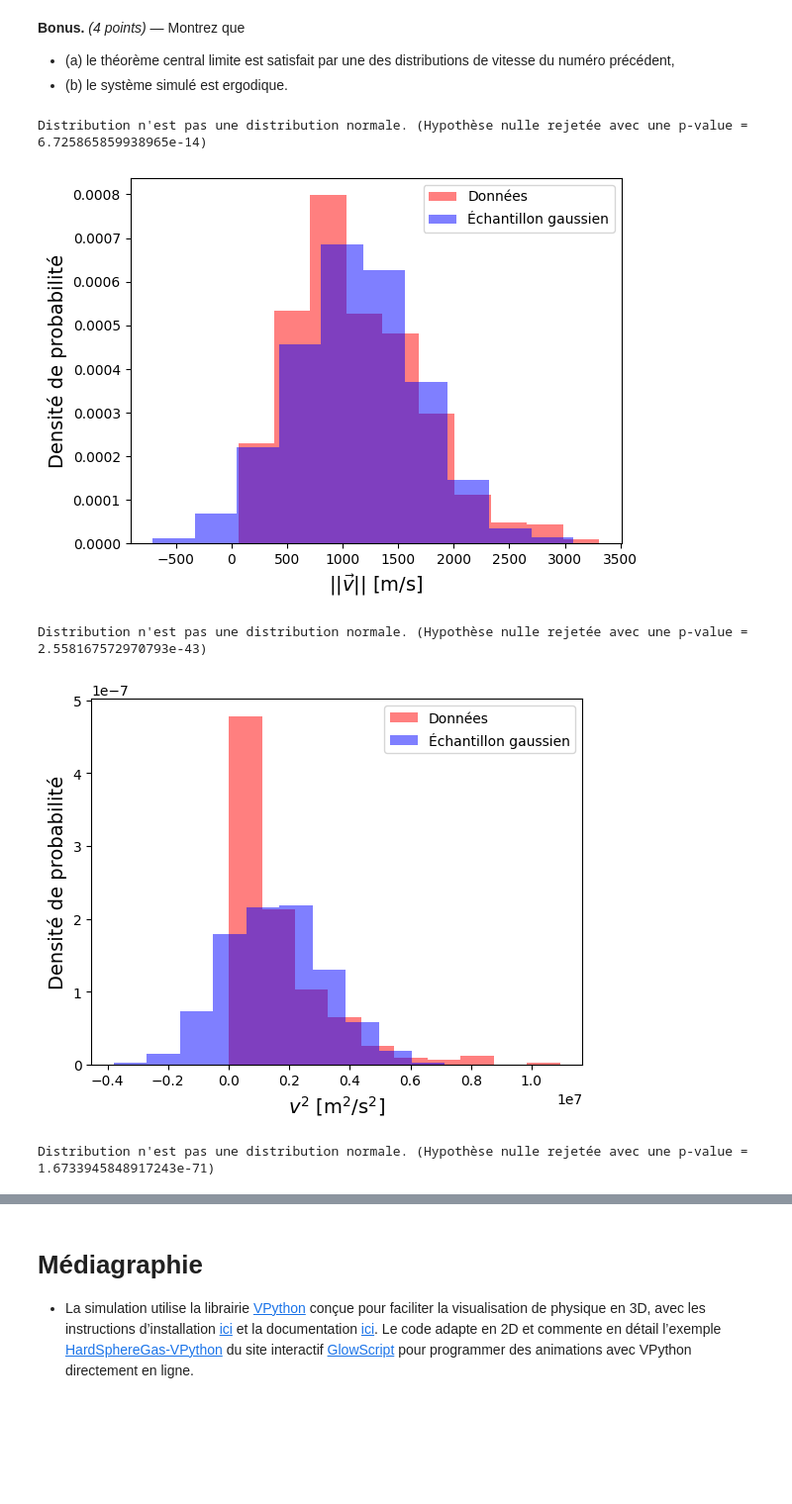
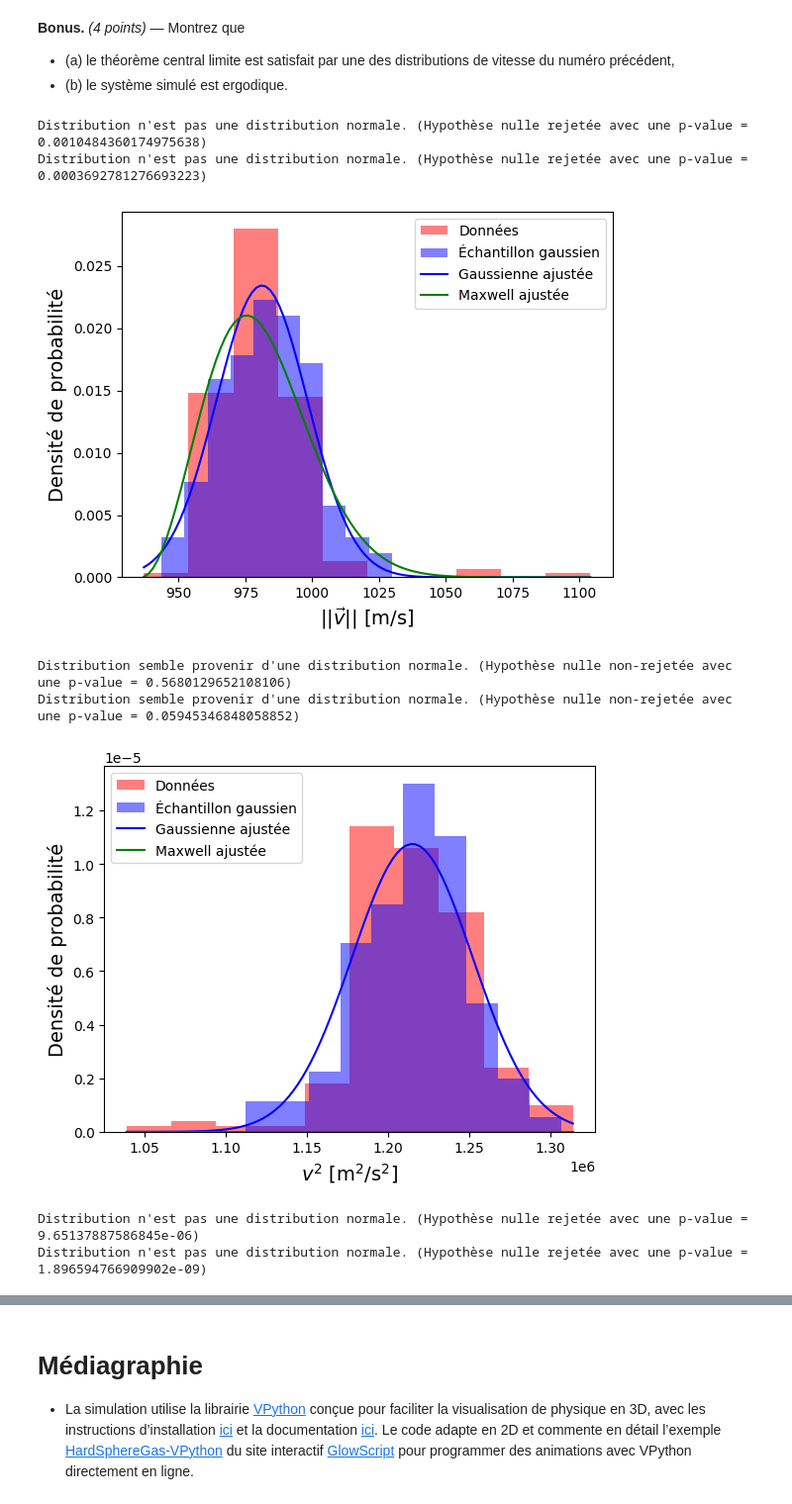
Before and after one commit to oliviergilbertastro/Laboratoires, a Jupyter notebook: PHY-3003/tdsTP_Part1_h25.ipynb, the cells around one changed output, grey strips where cells are left out. Shown at 99% size. Drawn from its saved outputs; the diff is of its cells as text; code cells hidden in the pictures; blank space fills up the shorter version.

```diff
--- a/PHY-3003/tdsTP_Part1_h25.ipynb
+++ b/PHY-3003/tdsTP_Part1_h25.ipynb
@@ -213,41 +213,54 @@ plt.show()
 - (a) le théorème central limite est satisfait par une des distributions de vitesse du numéro précédent,
 - (b) le système simulé est ergodique.
 # %%
-from scipy.stats import ks_2samp, norm, ks_1samp
+from scipy.stats import ks_2samp, norm, ks_1samp, maxwell
 from random import gauss
 
 data = np.loadtxt("data.txt")
 temps_entre_collision = data[:,0]
 distance_entre_collision = data[:,1]
 distance_x_entre_collision = data[:,2]
 distance_y_entre_collision = data[:,3]
 distance_z_entre_collision = data[:,4]
 
 distribution_labels = [r"$||{\vec{v}}||$ [m/s]",r"$v^2$ [m$^2$/s$^2$]",r"$v_x^2$ [m$^2$/s$^2$]"]
 for i,distribution in enumerate([norme_vitesse,vitesse_scalaire_carre,vitesse_x_carre]):
-    N = 1 # taille de l'échantillon
+    N = 100 # taille de l'échantillon
     distribution = np.array([np.mean(distribution[k:int(N*(k+1))]) for k in range(int(len(distribution)/N))])
     mu, std = norm.fit(distribution)
     stat = stats(distribution)
     distribution_label = distribution_labels[i]
     # On génère un échantillon provenant d'une distribution normale de même moyenne et variance que chacun de nos échantillons et on vérifie si l'hypothèse nulle
     echantillon = np.random.normal(mu, std, size=len(distribution))
 
     ks2 = ks_2samp(distribution, echantillon).pvalue
     ks1 = ks_1samp(distribution, norm.cdf, args=(mu, std)).pvalue
+    if ks2 > 0.05:
+        print(f"Distribution semble provenir d'une distribution normale. (Hypothèse nulle non-rejetée avec une p-value = {ks2})")
+    else:
+        print(f"Distribution n'est pas une distribution normale. (Hypothèse nulle rejetée avec une p-value = {ks2})")
     if ks1 > 0.05:
         print(f"Distribution semble provenir d'une distribution normale. (Hypothèse nulle non-rejetée avec une p-value = {ks1})")
     else:
         print(f"Distribution n'est pas une distribution normale. (Hypothèse nulle rejetée avec une p-value = {ks1})")
     plt.hist(distribution, density=True, alpha=0.5, color="red", label="Données")
     plt.hist(echantillon, density=True, alpha=0.5, color="blue", label="Échantillon gaussien")
+    x = np.linspace(min(distribution), max(distribution), 100)
+    pdf_fitted = norm.pdf(x, mu, std)
+    plt.plot(x, pdf_fitted, 'b-', label="Gaussienne ajustée")
+    params = maxwell.fit(distribution)
+    pdf_fitted = maxwell.pdf(x, *params)
+    plt.plot(x, pdf_fitted, color="green", label="Maxwell ajustée")
     plt.xlabel(distribution_label, fontsize=14)
     plt.ylabel("Densité de probabilité", fontsize=14)
     plt.legend()
     plt.show()
 # %% [output]
-Distribution n'est pas une distribution normale. (Hypothèse nulle rejetée avec une p-value = 6.725865859938965e-14)
+Distribution n'est pas une distribution normale. (Hypothèse nulle rejetée avec une p-value = 0.0010484360174975638)
+Distribution n'est pas une distribution normale. (Hypothèse nulle rejetée avec une p-value = 0.0003692781276693223)
-[figure, old version]
+[figure, new version]
-Distribution n'est pas une distribution normale. (Hypothèse nulle rejetée avec une p-value = 2.558167572970793e-43)
+Distribution semble provenir d'une distribution normale. (Hypothèse nulle non-rejetée avec une p-value = 0.5680129652108106)
+Distribution semble provenir d'une distribution normale. (Hypothèse nulle non-rejetée avec une p-value = 0.05945346848058852)
-[figure, old version]
+[figure, new version]
-Distribution n'est pas une distribution normale. (Hypothèse nulle rejetée avec une p-value = 1.6733945848917243e-71)
+Distribution n'est pas une distribution normale. (Hypothèse nulle rejetée avec une p-value = 9.65137887586845e-06)
+Distribution n'est pas une distribution normale. (Hypothèse nulle rejetée avec une p-value = 1.896594766909902e-09)
```
Also changed, not shown: parts of 4 cells of this notebook, 3 other files.
